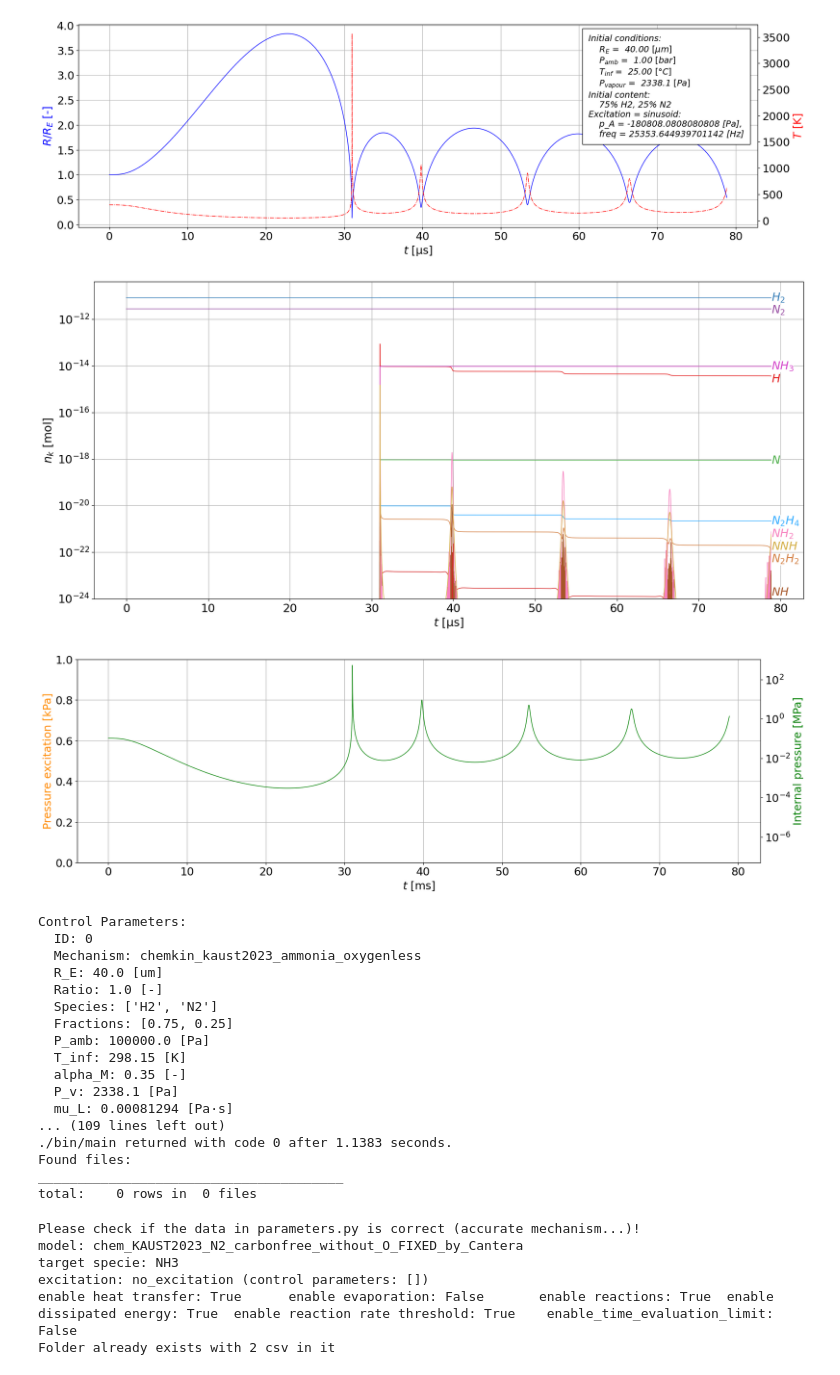
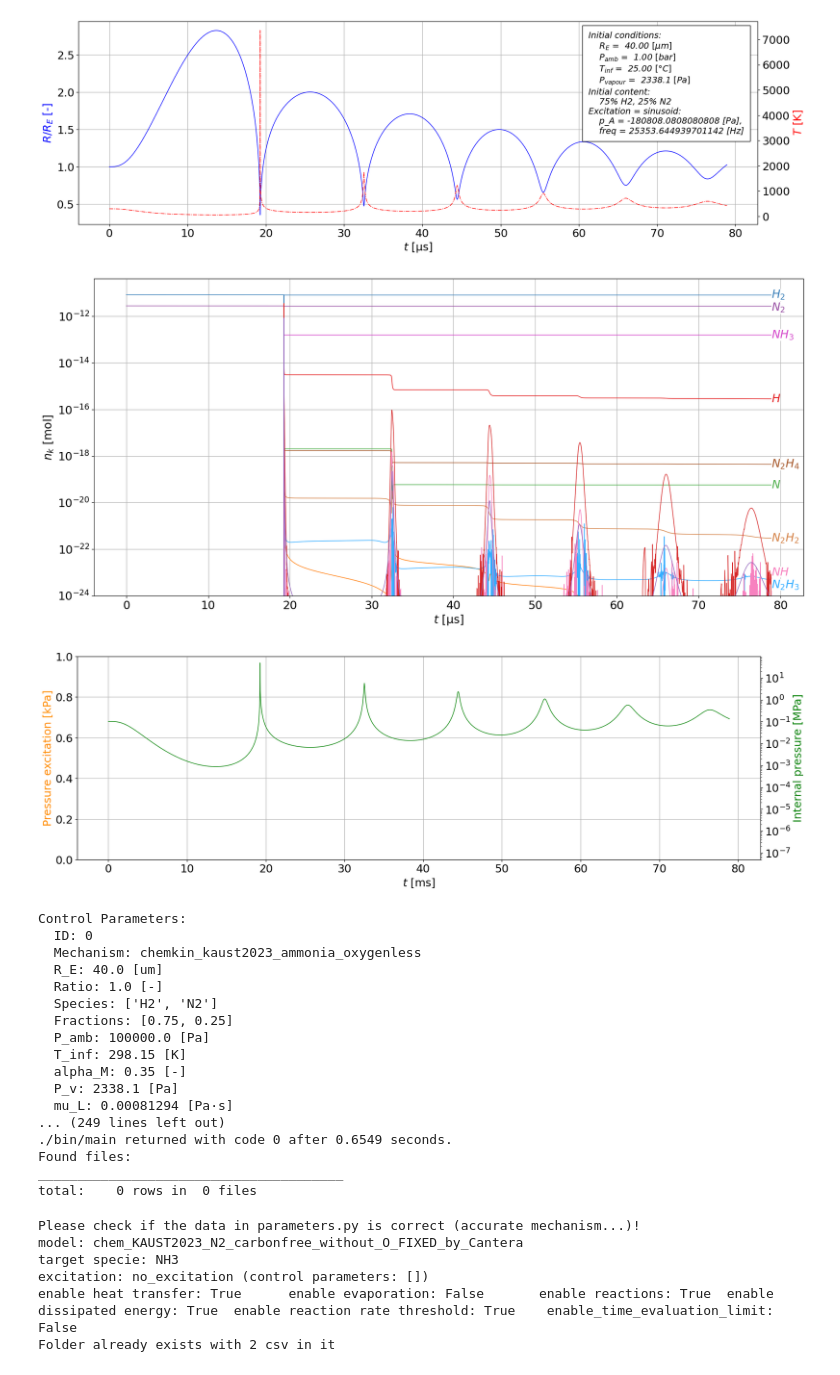
Before and after one commit to kozakaron/Bubble_dynamics_simulation_CPP, a Jupyter notebook: python_run.ipynb, the cells around one changed output. Cells and saved outputs as stored; diff of their text form; code cells hidden in the pictures.

```diff
--- a/python_run.ipynb
+++ b/python_run.ipynb
@@ -31,7 +31,7 @@ cpar = {'ID': 0,
  'excitation_params': [-1.808080808080808e5, 25.353644939701141e3],#[-1.808080808080808e5, 25.353644939701141e3],#[-2.12121e5, 45.4031e3],# [],
  'excitation_cycles': 1.0,
  'ramp_up_cycles': 0.0,
- 'R_and_R_dot_from_file': 0, #0: nothing to read in, chemistry is coupled to bubble dynamics; 1: R is read in, R_dot is calculated from the Lagrange interpolation polynomial
+ 'R_and_R_dot_from_file': 1, #0: nothing to read in, chemistry is coupled to bubble dynamics; 1: R is read in, R_dot is calculated from the Lagrange interpolation polynomial
  'rows': 1,
  'cols': 1,
  'file_name': 'test.csv', #'R40_Minimal_P1.8_ALPACA.csv',#'R40_Minimal_P1.8_nincskemia_kidolgozva.csv',#'R40_Qon_ALPACA_fine_kidolgozva.csv',#'output_01.csv',#'output_50.csv'
@@ -53,12 +53,12 @@ ps['R_E'] = {"type": "Const", "value": 0.0621}#40.0e-6}
 ps['ratio'] = {"type": "Const", "value": 1.0}
 ps['species'] = ['H2','N2']
 ps['fractions'] = [0.75,0.25]
-ps['P_amb'] =  {"type":"LogRange","start":1.0e5,"end":1.0e10,"num_steps":2}#{"type": "Const", "value": 1.0e5}
-ps['T_inf'] =  {"type":"LinearRange","start":1000,"end":6000,"num_steps":2}#{"type": "Const", "value": 298.15}
+ps['P_amb'] =  {"type": "Const", "value": 1.0e5}#{"type":"LogRange","start":1.0e5,"end":1.0e10,"num_steps":2}#
+ps['T_inf'] =  {"type": "Const", "value": 298.15}#{"type":"LinearRange","start":1000,"end":6000,"num_steps":2}#
 ps['alpha_M'] = {"type": "Const", "value": 0.35}
 ps['P_v'] = {"type": "Const", "value": 2338.1}
 ps['mu_L'] = {"type": "Const", "value": 0.001}
-ps['nu_L'] = {"type":"LinearRange","start":0.1,"end":0.3,"num_steps":3}#{"type": "Const", "value": 1.0}
+ps['nu_L'] = {"type":"LinearRange","start":0.1,"end":0.3,"num_steps":10}#{"type": "Const", "value": 1.0}
 ps['rho_L'] = {"type": "Const", "value": 998.2}
 ps['c_L'] = {"type": "Const", "value": 1483.0}
 ps['surfactant'] = {"type": "Const", "value": 1.0}
@@ -69,11 +69,11 @@ ps['enable_dissipated_energy'] = False
 ps['enable_van_der_waals'] = True
 ps['enable_rate_thresholding'] = True
 ps['target_specie'] = 'NH3'
-ps['excitation_type'] = 'no_excitation'#'sinusoid'
-ps['excitation_params'] = []#[
-#    {"type":"LinearRange","start":-1.0e5,"end":-3.0e5,"num_steps":100},#-2.12121e5}, #p_A
-#    {"type":"LogRange","start":20.0e3,"end":200.0e3,"num_steps":100}#{"type": "Const", "value": 25.0e3}#45.4031e3} #freq
-#]
+ps['excitation_type'] = 'sinusoid'
+ps['excitation_params'] = [
+    {"type":"LinearRange","start":-1.0e5,"end":-3.0e5,"num_steps":2},#-2.12121e5}, #p_A
+    {"type":"LogRange","start":20.0e3,"end":200.0e3,"num_steps":2}#{"type": "Const", "value": 25.0e3}#45.4031e3} #freq
+]
 ps['excitation_cycles'] = {"type": "Const", "value": 1.0}
 ps['ramp_up_cycles'] = {"type": "Const", "value": 0.0}
 ps['R_and_R_dot_from_file'] = {"type": "Const", "value": 0.0}
@@ -105,6 +105,6 @@ Please check, where you R_dotdot read in from!
-[figure, old version]
+[figure, new version]
-[figure, old version]
+[figure, new version]
-[figure, old version]
+[figure, new version]
 Control Parameters:
   ID: 0
   Mechanism: chemkin_kaust2023_ammonia_oxygenless
@@ -117,8 +117,8 @@ Control Parameters:
   alpha_M: 0.35 [-]
   P_v: 2338.1 [Pa]
   mu_L: 0.00081294 [Pa·s]
-... (109 lines left out)
-./bin/main returned with code 0 after 1.1383 seconds.
+... (249 lines left out)
+./bin/main returned with code 0 after 0.6549 seconds.
 Found files:
 _______________________________________
 total:    0 rows in  0 files
```
Also changed, not shown: parts of 1 cell of this notebook, 2 other files.
